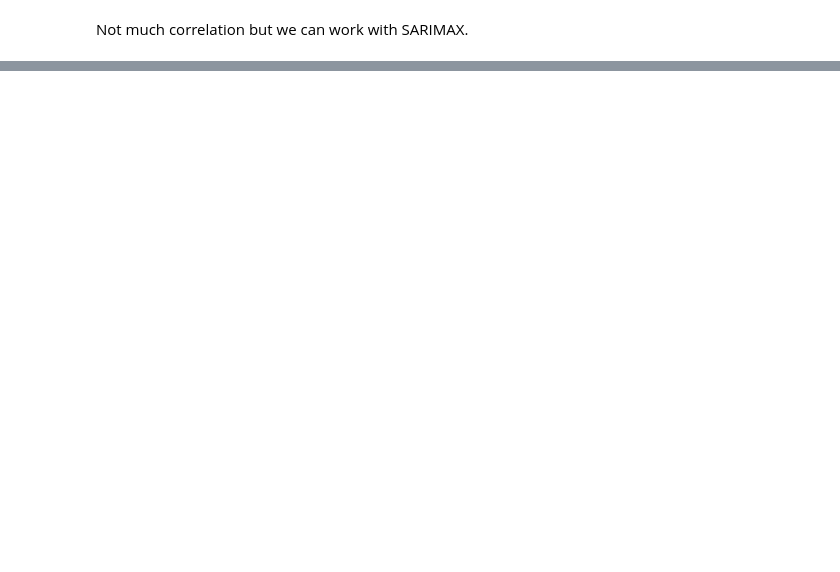
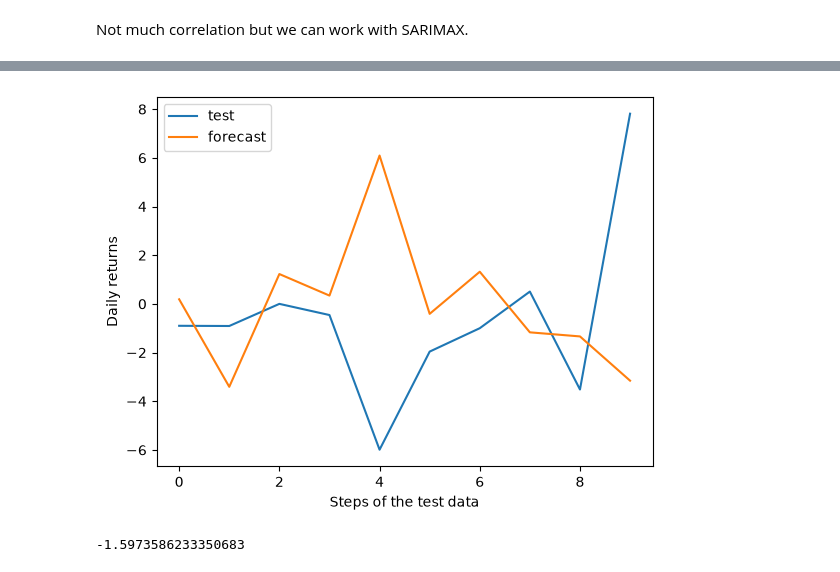
Before and after one commit to Udeani4/SectorLevel_StockPerformance_Predictoion, a Jupyter notebook: FCMB_stock_pred.ipynb, the cells around one changed output, grey strips where cells are left out. Saved outputs shown, nothing was run; the diff lists cells and outputs as text; code cells hidden in the pictures; blank space fills up the shorter version.

```diff
--- a/FCMB_stock_pred.ipynb
+++ b/FCMB_stock_pred.ipynb
@@ -1471,0 +1556,40 @@ r2_score(test, fcst)
+# %%
+# Fitting a SARIMAX model with our best model
+# order=(2,0,1), seasonal_order=(1,2,1,10)
+
+import random
+random.seed(12345)
+from statsmodels.tsa.statespace.sarimax import SARIMAX
+from sklearn.metrics import r2_score
+from sklearn.preprocessing import StandardScaler
+import warnings
+
+warnings.filterwarnings('ignore')
+
+train = y[:-10]
+test = y[-10:]
+
+scaler=StandardScaler()
+exog_train_scaled=scaler.fit_transform(X[:-10])
+exog_test_scaled=scaler.transform(X[-10:])
+
+mod = SARIMAX(
+endog=y[:-10],
+exog=exog_train_scaled,
+order=(2,0,1),
+seasonal_order=(1,2,1,10),
+)
+
+res = mod.fit(disp=False)
+fcst = res.forecast(steps=10, exog = exog_test_scaled)
+
+plt.plot(list(test))
+plt.plot(list(fcst))
+plt.xlabel('Steps of the test data')
+plt.ylabel('Daily returns')
+plt.legend(['test', 'forecast'])
+plt.show()
+r2_score(test, fcst)
+# %% [output]
+[figure, added]
+-1.5973586233350683
```
Also changed, not shown: parts of 16 cells of this notebook.
